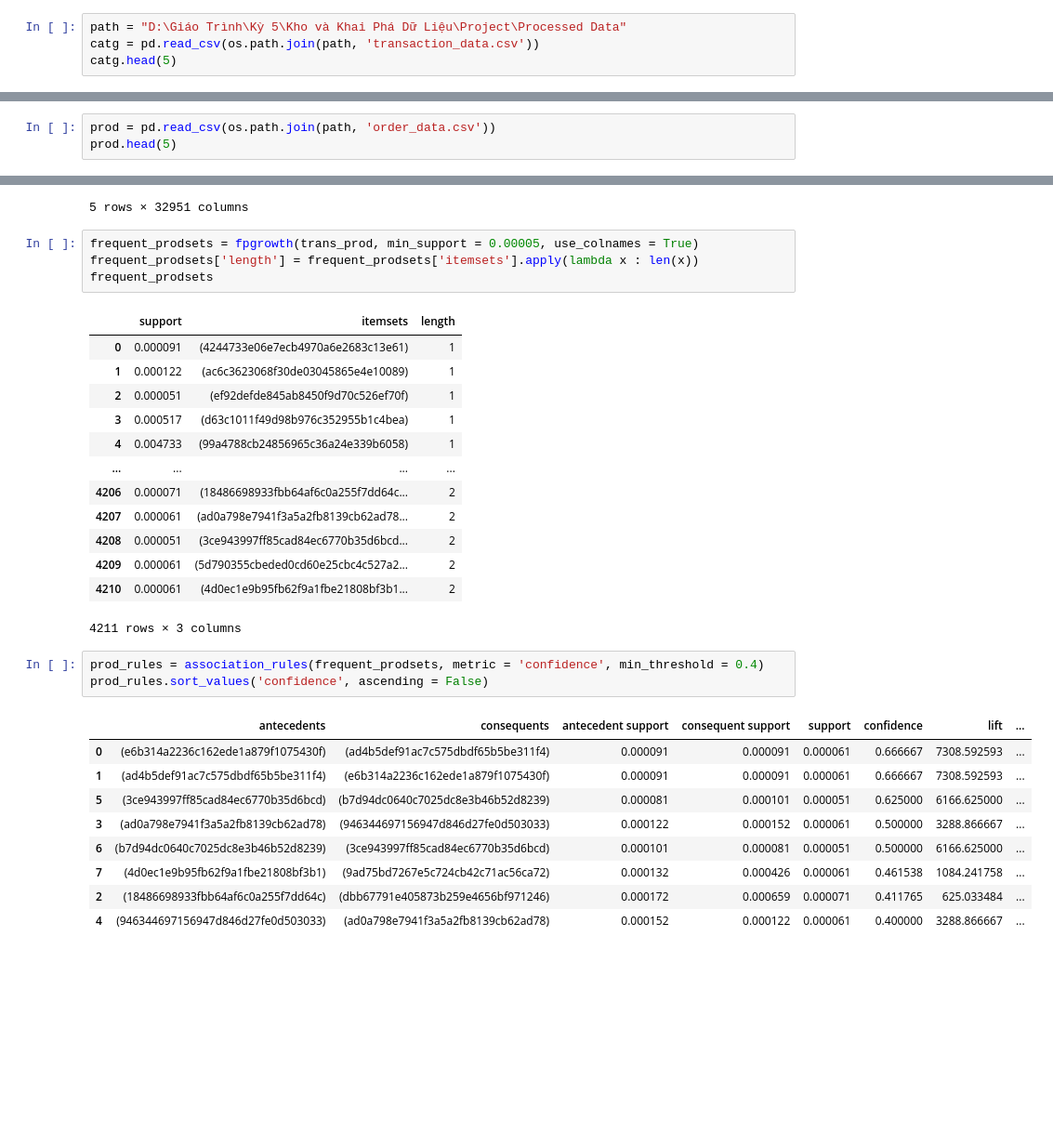
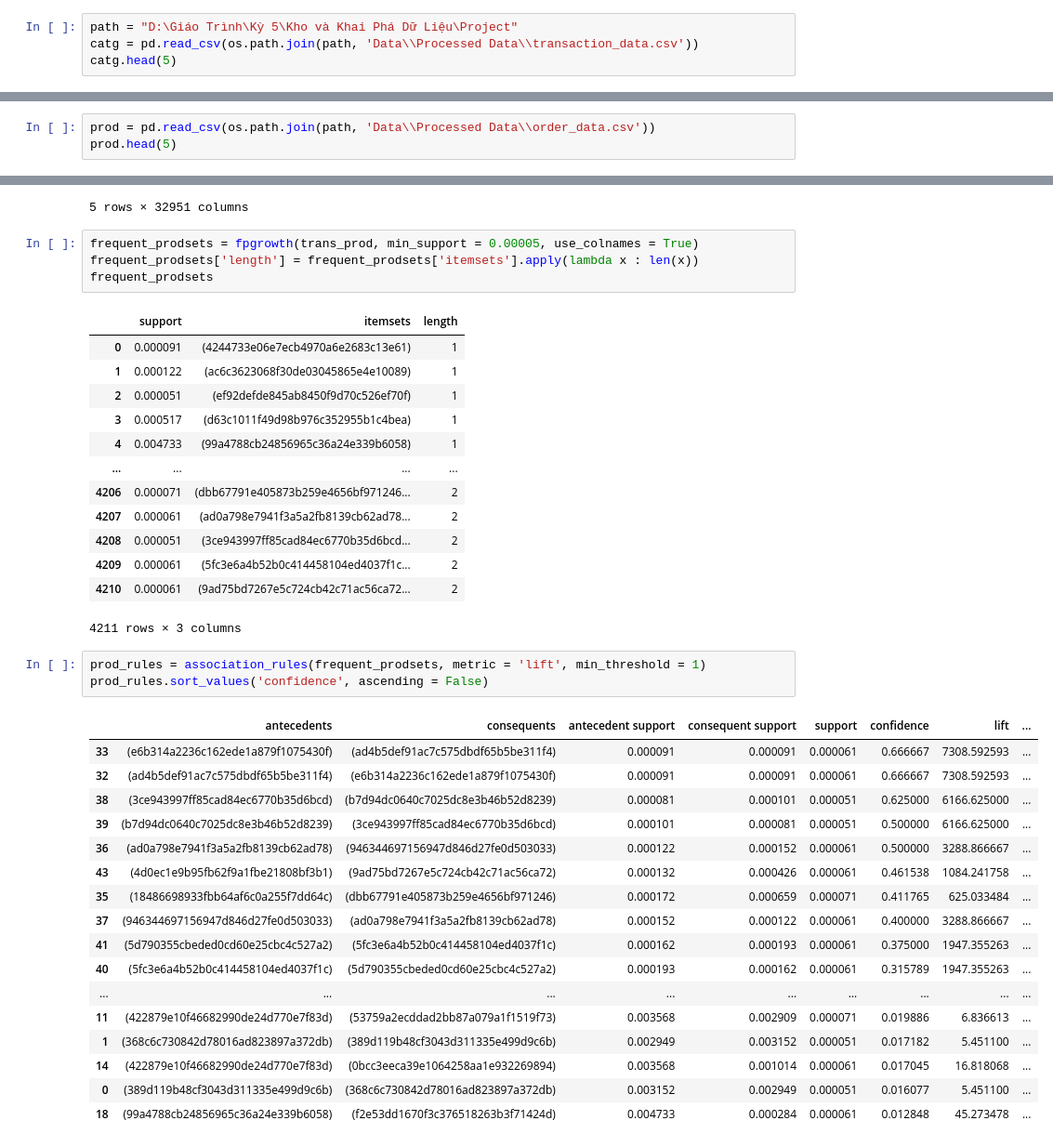
Before and after one commit to trquoctoann/neighborhood-based-recommendation-system, a Jupyter notebook: Notebook/Association Rule.ipynb, the cells around one changed output, grey strips where cells are left out. Shown: that part at 93% size. Cells and saved outputs as stored; diff of their text form; blank space fills up the shorter version.

```diff
--- a/Notebook/Association Rule.ipynb
+++ b/Notebook/Association Rule.ipynb
@@ -9,8 +9,8 @@ import plotly.express as px
 from mlxtend.frequent_patterns import apriori, fpgrowth, association_rules
 from mlxtend.preprocessing import TransactionEncoder
 # %%
-path = "D:\Giáo Trình\Kỳ 5\Kho và Khai Phá Dữ Liệu\Project\Processed Data"
-catg = pd.read_csv(os.path.join(path, 'transaction_data.csv'))
+path = "D:\Giáo Trình\Kỳ 5\Kho và Khai Phá Dữ Liệu\Project"
+catg = pd.read_csv(os.path.join(path, 'Data\\Processed Data\\transaction_data.csv'))
 catg.head(5)
 # %% [output]
 |  | customer_unique_id | order_purchase_timestamp | catg_agro_industry_and_commerce | catg_air_conditioning | catg_art | ... |
@@ -91,7 +87,7 @@ catg_rules.to_csv(path + '\catg_rules.csv', index = False)
 # %% [markdown]
 ## Product's Association Rules
 # %%
-prod = pd.read_csv(os.path.join(path, 'order_data.csv'))
+prod = pd.read_csv(os.path.join(path, 'Data\\Processed Data\\order_data.csv'))
 prod.head(5)
 # %% [output]
 |  | order_id | order_item_id | customer_unique_id | product_id | seller_id | order_status | ... |
@@ -140,23 +136,31 @@ frequent_prodsets
 | 3 | 0.000517 | (d63c1011f49d98b976c352955b1c4bea) | 1 |
 | 4 | 0.004733 | (99a4788cb24856965c36a24e339b6058) | 1 |
 | ... | ... | ... | ... |
-| 4206 | 0.000071 | (18486698933fbb64af6c0a255f7dd64c... | 2 |
+| 4206 | 0.000071 | (dbb67791e405873b259e4656bf971246... | 2 |
 | 4207 | 0.000061 | (ad0a798e7941f3a5a2fb8139cb62ad78... | 2 |
 | 4208 | 0.000051 | (3ce943997ff85cad84ec6770b35d6bcd... | 2 |
-| 4209 | 0.000061 | (5d790355cbeded0cd60e25cbc4c527a2... | 2 |
-| 4210 | 0.000061 | (4d0ec1e9b95fb62f9a1fbe21808bf3b1... | 2 |
+| 4209 | 0.000061 | (5fc3e6a4b52b0c414458104ed4037f1c... | 2 |
+| 4210 | 0.000061 | (9ad75bd7267e5c724cb42c71ac56ca72... | 2 |
 4211 rows × 3 columns
 # %%
-prod_rules = association_rules(frequent_prodsets, metric = 'confidence', min_threshold = 0.4)
+prod_rules = association_rules(frequent_prodsets, metric = 'lift', min_threshold = 1)
 prod_rules.sort_values('confidence', ascending = False)
 # %% [output]
 |  | antecedents | consequents | antecedent support | consequent support | support | confidence | lift | ... |
-| 0 | (e6b314a2236c162ede1a879f1075430f) | (ad4b5def91ac7c575dbdf65b5be311f4) | 0.000091 | 0.000091 | 0.000061 | 0.666667 | 7308.592593 | ... |
-| 1 | (ad4b5def91ac7c575dbdf65b5be311f4) | (e6b314a2236c162ede1a879f1075430f) | 0.000091 | 0.000091 | 0.000061 | 0.666667 | 7308.592593 | ... |
-| 5 | (3ce943997ff85cad84ec6770b35d6bcd) | (b7d94dc0640c7025dc8e3b46b52d8239) | 0.000081 | 0.000101 | 0.000051 | 0.625000 | 6166.625000 | ... |
-| 3 | (ad0a798e7941f3a5a2fb8139cb62ad78) | (946344697156947d846d27fe0d503033) | 0.000122 | 0.000152 | 0.000061 | 0.500000 | 3288.866667 | ... |
-| 6 | (b7d94dc0640c7025dc8e3b46b52d8239) | (3ce943997ff85cad84ec6770b35d6bcd) | 0.000101 | 0.000081 | 0.000051 | 0.500000 | 6166.625000 | ... |
-| 7 | (4d0ec1e9b95fb62f9a1fbe21808bf3b1) | (9ad75bd7267e5c724cb42c71ac56ca72) | 0.000132 | 0.000426 | 0.000061 | 0.461538 | 1084.241758 | ... |
-| 2 | (18486698933fbb64af6c0a255f7dd64c) | (dbb67791e405873b259e4656bf971246) | 0.000172 | 0.000659 | 0.000071 | 0.411765 | 625.033484 | ... |
-| 4 | (946344697156947d846d27fe0d503033) | (ad0a798e7941f3a5a2fb8139cb62ad78) | 0.000152 | 0.000122 | 0.000061 | 0.400000 | 3288.866667 | ... |
+| 33 | (e6b314a2236c162ede1a879f1075430f) | (ad4b5def91ac7c575dbdf65b5be311f4) | 0.000091 | 0.000091 | 0.000061 | 0.666667 | 7308.592593 | ... |
+| 32 | (ad4b5def91ac7c575dbdf65b5be311f4) | (e6b314a2236c162ede1a879f1075430f) | 0.000091 | 0.000091 | 0.000061 | 0.666667 | 7308.592593 | ... |
+| 38 | (3ce943997ff85cad84ec6770b35d6bcd) | (b7d94dc0640c7025dc8e3b46b52d8239) | 0.000081 | 0.000101 | 0.000051 | 0.625000 | 6166.625000 | ... |
+| 39 | (b7d94dc0640c7025dc8e3b46b52d8239) | (3ce943997ff85cad84ec6770b35d6bcd) | 0.000101 | 0.000081 | 0.000051 | 0.500000 | 6166.625000 | ... |
+| 36 | (ad0a798e7941f3a5a2fb8139cb62ad78) | (946344697156947d846d27fe0d503033) | 0.000122 | 0.000152 | 0.000061 | 0.500000 | 3288.866667 | ... |
+| 43 | (4d0ec1e9b95fb62f9a1fbe21808bf3b1) | (9ad75bd7267e5c724cb42c71ac56ca72) | 0.000132 | 0.000426 | 0.000061 | 0.461538 | 1084.241758 | ... |
+| 35 | (18486698933fbb64af6c0a255f7dd64c) | (dbb67791e405873b259e4656bf971246) | 0.000172 | 0.000659 | 0.000071 | 0.411765 | 625.033484 | ... |
+| 37 | (946344697156947d846d27fe0d503033) | (ad0a798e7941f3a5a2fb8139cb62ad78) | 0.000152 | 0.000122 | 0.000061 | 0.400000 | 3288.866667 | ... |
+| 41 | (5d790355cbeded0cd60e25cbc4c527a2) | (5fc3e6a4b52b0c414458104ed4037f1c) | 0.000162 | 0.000193 | 0.000061 | 0.375000 | 1947.355263 | ... |
+| 40 | (5fc3e6a4b52b0c414458104ed4037f1c) | (5d790355cbeded0cd60e25cbc4c527a2) | 0.000193 | 0.000162 | 0.000061 | 0.315789 | 1947.355263 | ... |
+| ... | ... | ... | ... | ... | ... | ... | ... | ... |
+| 11 | (422879e10f46682990de24d770e7f83d) | (53759a2ecddad2bb87a079a1f1519f73) | 0.003568 | 0.002909 | 0.000071 | 0.019886 | 6.836613 | ... |
+| 1 | (368c6c730842d78016ad823897a372db) | (389d119b48cf3043d311335e499d9c6b) | 0.002949 | 0.003152 | 0.000051 | 0.017182 | 5.451100 | ... |
+| 14 | (422879e10f46682990de24d770e7f83d) | (0bcc3eeca39e1064258aa1e932269894) | 0.003568 | 0.001014 | 0.000061 | 0.017045 | 16.818068 | ... |
+| 0 | (389d119b48cf3043d311335e499d9c6b) | (368c6c730842d78016ad823897a372db) | 0.003152 | 0.002949 | 0.000051 | 0.016077 | 5.451100 | ... |
+| 18 | (99a4788cb24856965c36a24e339b6058) | (f2e53dd1670f3c376518263b3f71424d) | 0.004733 | 0.000284 | 0.000061 | 0.012848 | 45.273478 | ... |
 # %%
```
Also changed, not shown: parts of 4 cells of this notebook, 50 other files.
